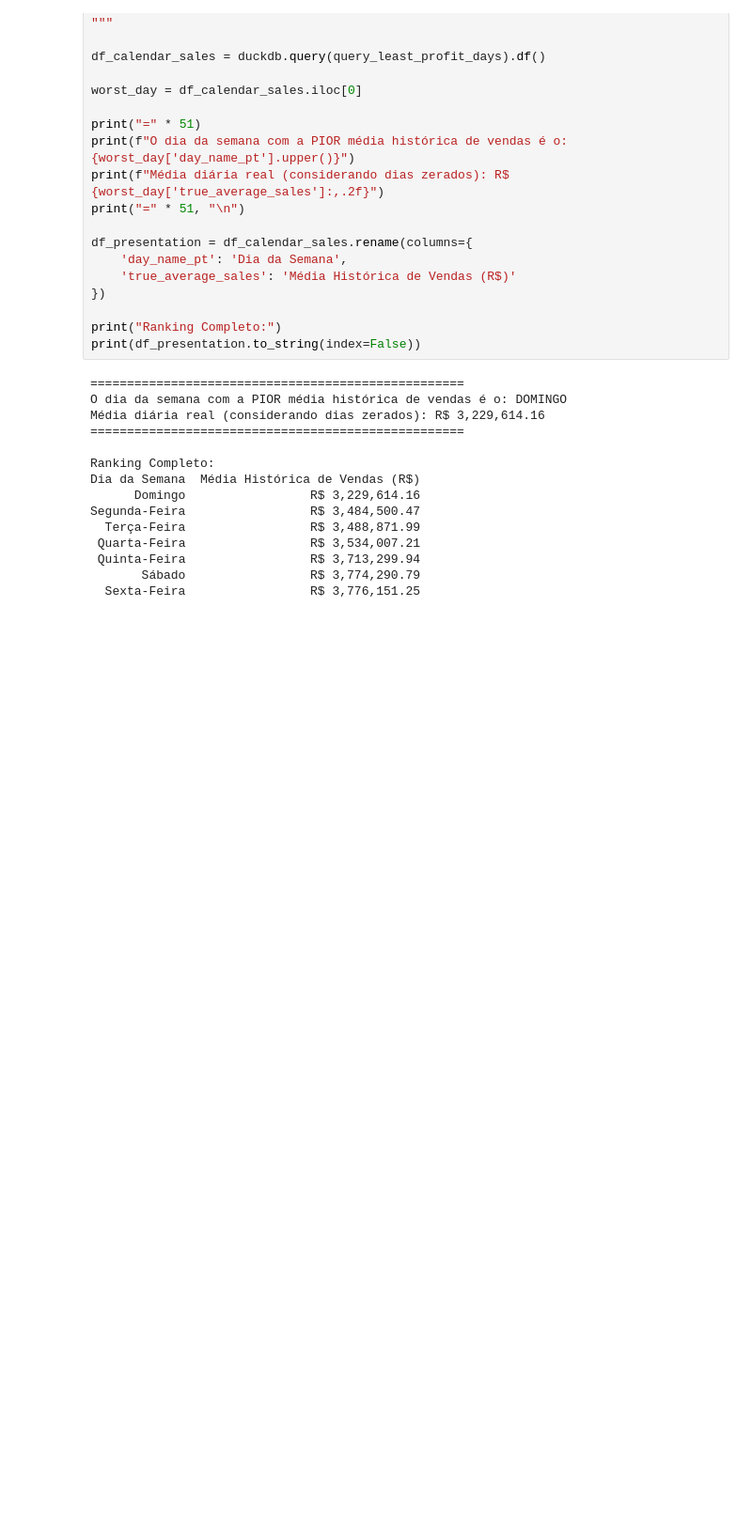
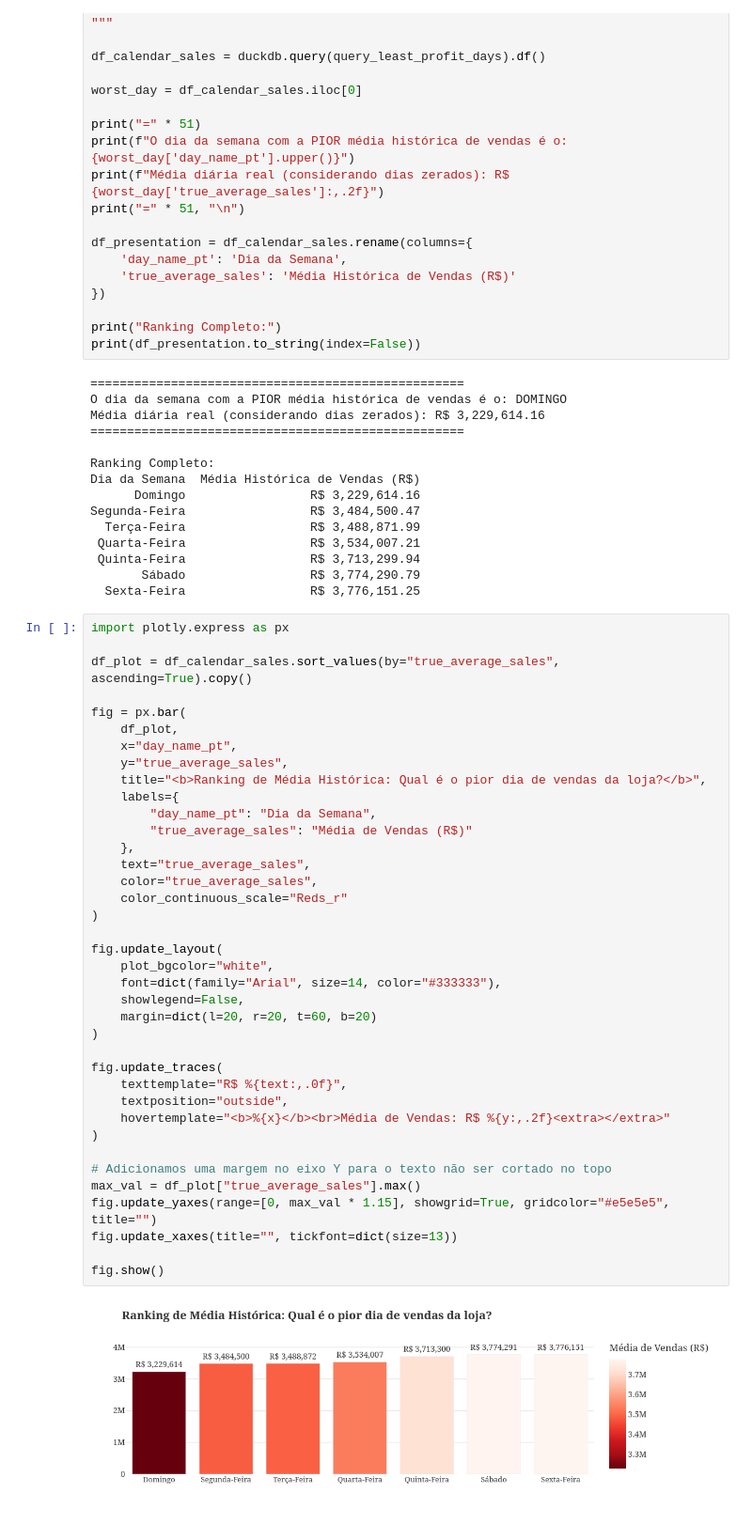
Before and after one commit to Leofariasrj25/desafio_indicium_lhnauticals, a Jupyter notebook: q06_calendar_dimension .ipynb, the cells around one changed output. Shown at 94% size. Saved outputs shown, nothing was run; the diff lists cells and outputs as text; blank space fills up the shorter version.

Commit message:
[feat] Add charts for better visualization and insight communication

```diff
--- a/q06_calendar_dimension .ipynb
+++ b/q06_calendar_dimension .ipynb
@@ -100,3 +100,43 @@ Segunda-Feira                 R$ 3,484,500.47
  Quinta-Feira                 R$ 3,713,299.94
        Sábado                 R$ 3,774,290.79
   Sexta-Feira                 R$ 3,776,151.25
+# %%
+import plotly.express as px
+
+df_plot = df_calendar_sales.sort_values(by="true_average_sales", ascending=True).copy()
+
+fig = px.bar(
+    df_plot,
+    x="day_name_pt",
+    y="true_average_sales",
+    title="<b>Ranking de Média Histórica: Qual é o pior dia de vendas da loja?</b>",
+    labels={
+        "day_name_pt": "Dia da Semana",
+        "true_average_sales": "Média de Vendas (R$)"
+    },
+    text="true_average_sales",
+    color="true_average_sales",
+    color_continuous_scale="Reds_r"
+)
+
+fig.update_layout(
+    plot_bgcolor="white",
+    font=dict(family="Arial", size=14, color="#333333"),
+    showlegend=False,
+    margin=dict(l=20, r=20, t=60, b=20)
+)
+
+fig.update_traces(
+    texttemplate="R$ %{text:,.0f}",
+    textposition="outside",
+    hovertemplate="<b>%{x}</b><br>Média de Vendas: R$ %{y:,.2f}<extra></extra>"
+)
+
+# Adicionamos uma margem no eixo Y para o texto não ser cortado no topo
+max_val = df_plot["true_average_sales"].max()
+fig.update_yaxes(range=[0, max_val * 1.15], showgrid=True, gridcolor="#e5e5e5", title="")
+fig.update_xaxes(title="", tickfont=dict(size=13))
+
+fig.show()
+# %% [output]
+[figure, added]
```
Also changed, not shown: parts of 1 cell of this notebook.
